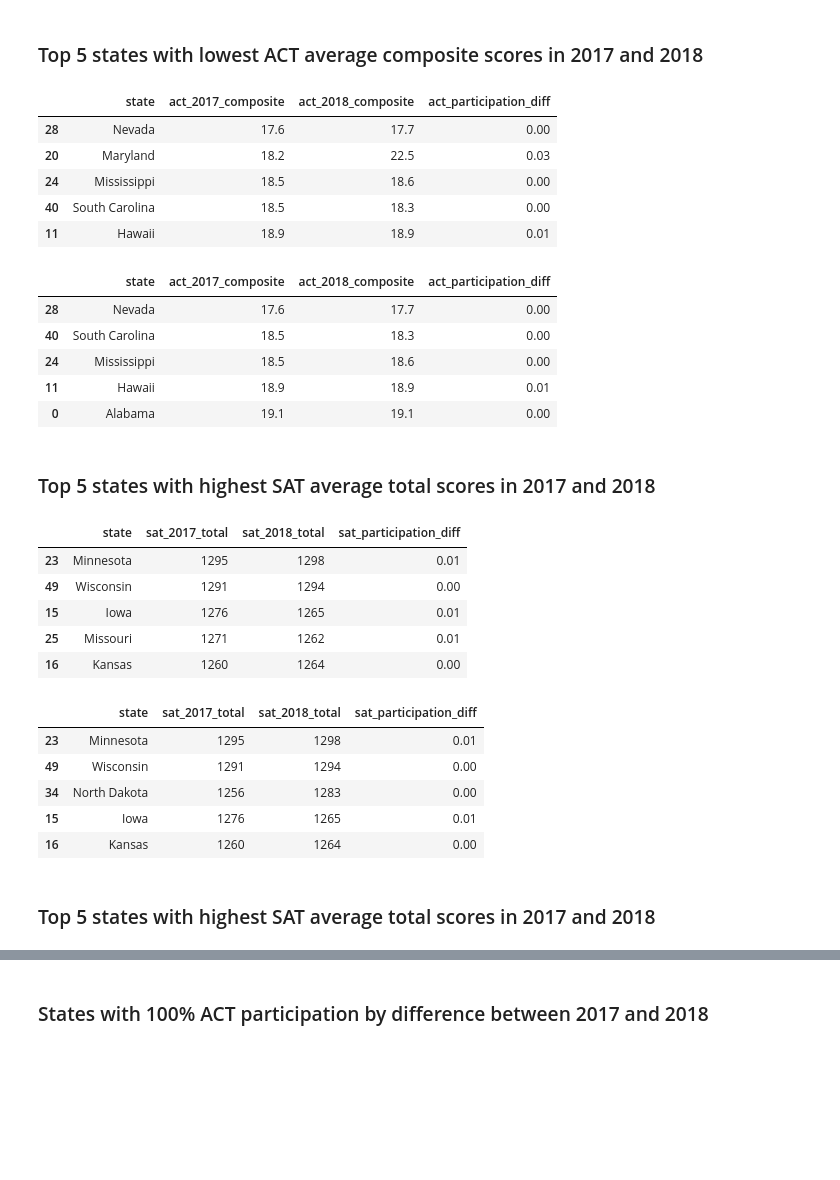
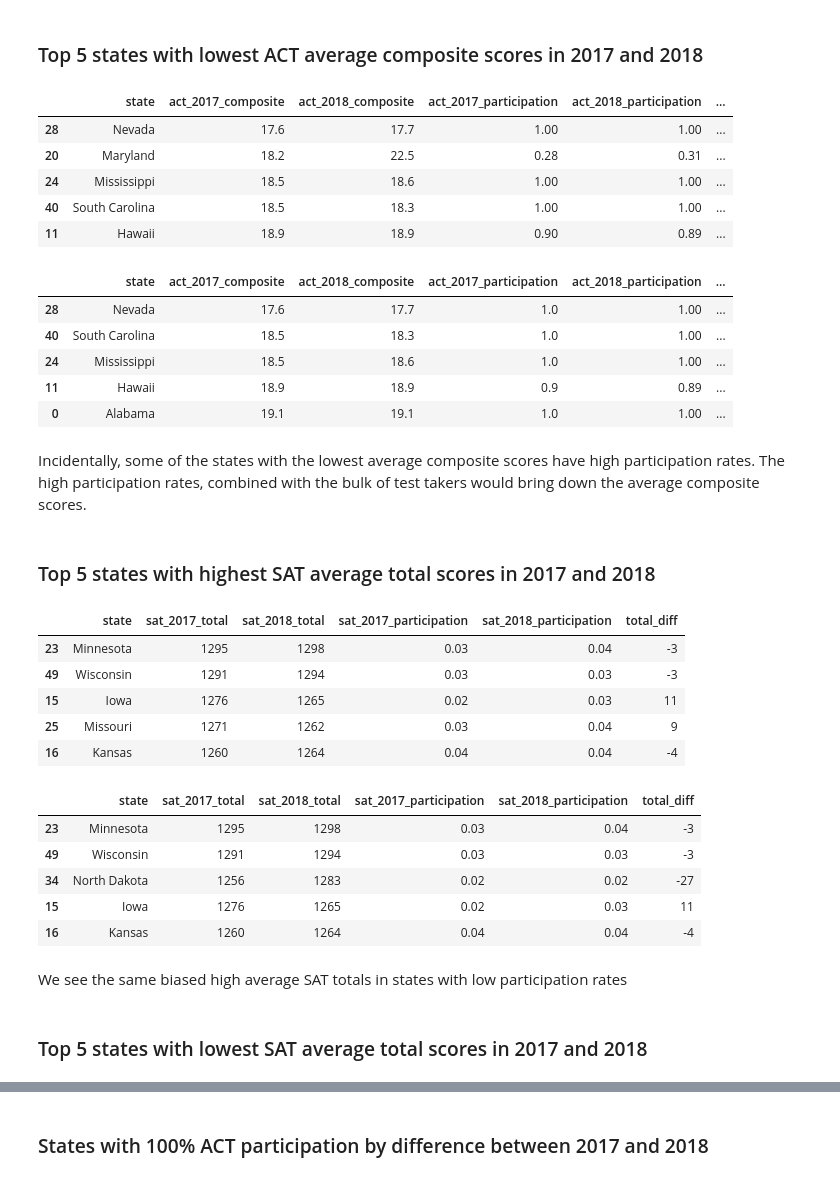
Before and after one commit to kkhalis/GA-Projects, a Jupyter notebook: project_1/code/project_1.ipynb, the cells around one changed output, grey strips where cells are left out. Saved outputs shown, nothing was run; the diff lists cells and outputs as text; code cells hidden in the pictures; blank space fills up the shorter version.

```diff
--- a/project_1/code/project_1.ipynb
+++ b/project_1/code/project_1.ipynb
@@ -514,43 +524,47 @@ data.sort_values('act_2018_composite',ascending=False)[['state','act_2017_compos
 # %% [markdown]
 ### Top 5 states with lowest ACT average composite scores in 2017 and 2018
 # %%
-data.sort_values('act_2017_composite',ascending=True)[['state','act_2017_composite', 'act_2018_composite','act_participation_diff']].head()
+data.sort_values('act_2017_composite',ascending=True)[['state','act_2017_composite', 'act_2018_composite','act_2017_participation','act_2018_participation','composite_diff']].head()
 # %% [output]
-|  | state | act_2017_composite | act_2018_composite | act_participation_diff |
-| 28 | Nevada | 17.6 | 17.7 | 0.00 |
-| 20 | Maryland | 18.2 | 22.5 | 0.03 |
-| 24 | Mississippi | 18.5 | 18.6 | 0.00 |
-| 40 | South Carolina | 18.5 | 18.3 | 0.00 |
-| 11 | Hawaii | 18.9 | 18.9 | 0.01 |
+|  | state | act_2017_composite | act_2018_composite | act_2017_participation | act_2018_participation | ... |
+| 28 | Nevada | 17.6 | 17.7 | 1.00 | 1.00 | ... |
+| 20 | Maryland | 18.2 | 22.5 | 0.28 | 0.31 | ... |
+| 24 | Mississippi | 18.5 | 18.6 | 1.00 | 1.00 | ... |
+| 40 | South Carolina | 18.5 | 18.3 | 1.00 | 1.00 | ... |
+| 11 | Hawaii | 18.9 | 18.9 | 0.90 | 0.89 | ... |
 # %%
-data.sort_values('act_2018_composite',ascending=True)[['state','act_2017_composite', 'act_2018_composite','act_participation_diff']].head()
+data.sort_values('act_2018_composite',ascending=True)[['state','act_2017_composite', 'act_2018_composite','act_2017_participation','act_2018_participation','composite_diff']].head()
 # %% [output]
-|  | state | act_2017_composite | act_2018_composite | act_participation_diff |
-| 28 | Nevada | 17.6 | 17.7 | 0.00 |
-| 40 | South Carolina | 18.5 | 18.3 | 0.00 |
-| 24 | Mississippi | 18.5 | 18.6 | 0.00 |
-| 11 | Hawaii | 18.9 | 18.9 | 0.01 |
-| 0 | Alabama | 19.1 | 19.1 | 0.00 |
+|  | state | act_2017_composite | act_2018_composite | act_2017_participation | act_2018_participation | ... |
+| 28 | Nevada | 17.6 | 17.7 | 1.0 | 1.00 | ... |
+| 40 | South Carolina | 18.5 | 18.3 | 1.0 | 1.00 | ... |
+| 24 | Mississippi | 18.5 | 18.6 | 1.0 | 1.00 | ... |
+| 11 | Hawaii | 18.9 | 18.9 | 0.9 | 0.89 | ... |
+| 0 | Alabama | 19.1 | 19.1 | 1.0 | 1.00 | ... |
+# %% [markdown]
+Incidentally, some of the states with the lowest average composite scores have high participation rates. The high participation rates, combined with the bulk of test takers would bring down the average composite scores.
 # %% [markdown]
 ### Top 5 states with highest SAT average total scores in 2017 and 2018
 # %%
-data.sort_values('sat_2017_total',ascending=False)[['state','sat_2017_total', 'sat_2018_total','sat_participation_diff']].head()
+data.sort_values('sat_2017_total',ascending=False)[['state','sat_2017_total', 'sat_2018_total','sat_2017_participation','sat_2018_participation','total_diff']].head()
 # %% [output]
-|  | state | sat_2017_total | sat_2018_total | sat_participation_diff |
-| 23 | Minnesota | 1295 | 1298 | 0.01 |
-| 49 | Wisconsin | 1291 | 1294 | 0.00 |
-| 15 | Iowa | 1276 | 1265 | 0.01 |
-| 25 | Missouri | 1271 | 1262 | 0.01 |
-| 16 | Kansas | 1260 | 1264 | 0.00 |
+|  | state | sat_2017_total | sat_2018_total | sat_2017_participation | sat_2018_participation | total_diff |
+| 23 | Minnesota | 1295 | 1298 | 0.03 | 0.04 | -3 |
+| 49 | Wisconsin | 1291 | 1294 | 0.03 | 0.03 | -3 |
+| 15 | Iowa | 1276 | 1265 | 0.02 | 0.03 | 11 |
+| 25 | Missouri | 1271 | 1262 | 0.03 | 0.04 | 9 |
+| 16 | Kansas | 1260 | 1264 | 0.04 | 0.04 | -4 |
 # %%
-data.sort_values('sat_2018_total',ascending=False)[['state','sat_2017_total', 'sat_2018_total','sat_participation_diff']].head()
+data.sort_values('sat_2018_total',ascending=False)[['state','sat_2017_total', 'sat_2018_total','sat_2017_participation','sat_2018_participation','total_diff']].head()
 # %% [output]
-|  | state | sat_2017_total | sat_2018_total | sat_participation_diff |
-| 23 | Minnesota | 1295 | 1298 | 0.01 |
-| 49 | Wisconsin | 1291 | 1294 | 0.00 |
-| 34 | North Dakota | 1256 | 1283 | 0.00 |
-| 15 | Iowa | 1276 | 1265 | 0.01 |
-| 16 | Kansas | 1260 | 1264 | 0.00 |
+|  | state | sat_2017_total | sat_2018_total | sat_2017_participation | sat_2018_participation | total_diff |
+| 23 | Minnesota | 1295 | 1298 | 0.03 | 0.04 | -3 |
+| 49 | Wisconsin | 1291 | 1294 | 0.03 | 0.03 | -3 |
+| 34 | North Dakota | 1256 | 1283 | 0.02 | 0.02 | -27 |
+| 15 | Iowa | 1276 | 1265 | 0.02 | 0.03 | 11 |
+| 16 | Kansas | 1260 | 1264 | 0.04 | 0.04 | -4 |
+# %% [markdown]
+We see the same biased high average SAT totals in states with low participation rates
 # %% [markdown]
-### Top 5 states with highest SAT average total scores in 2017 and 2018
+### Top 5 states with lowest SAT average total scores in 2017 and 2018
 # %%
```
Also changed, not shown: parts of 25 cells of this notebook.
